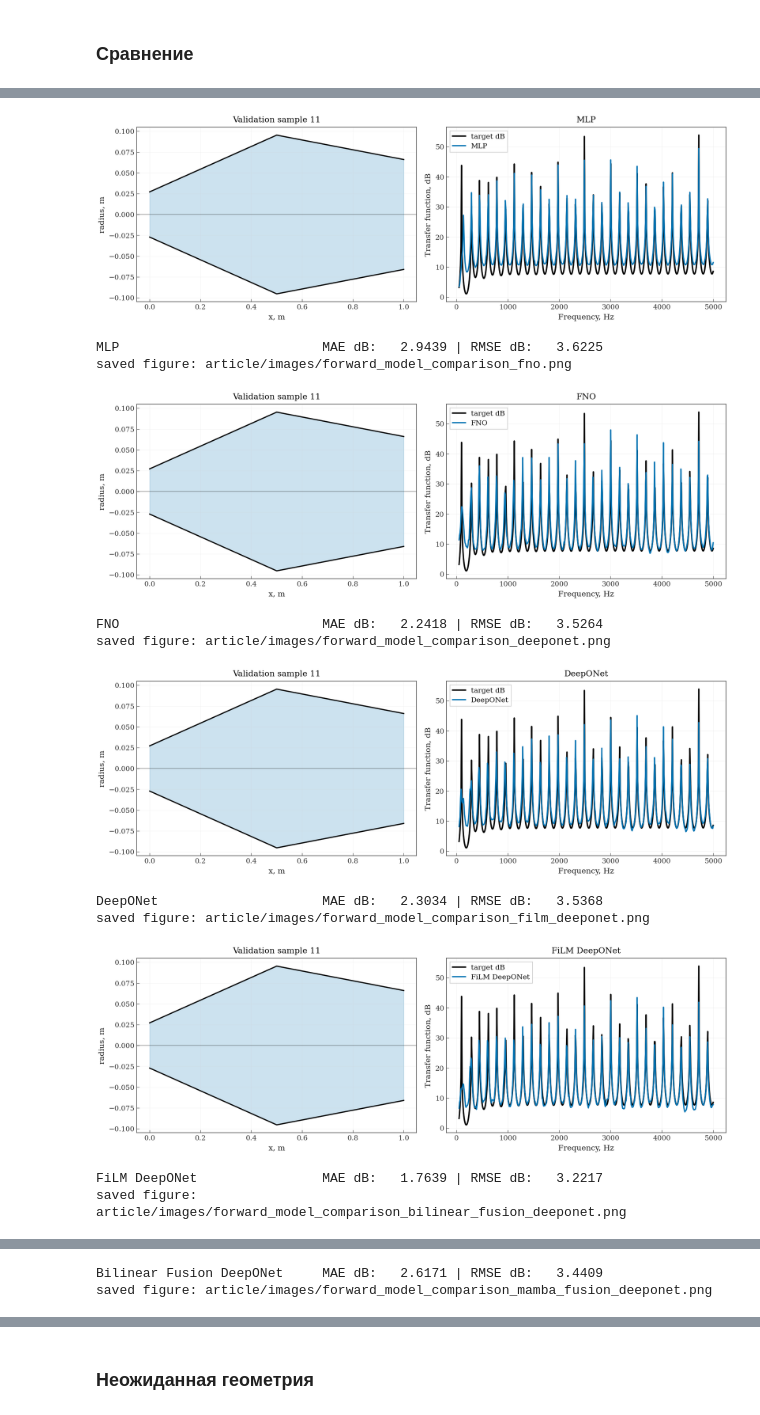
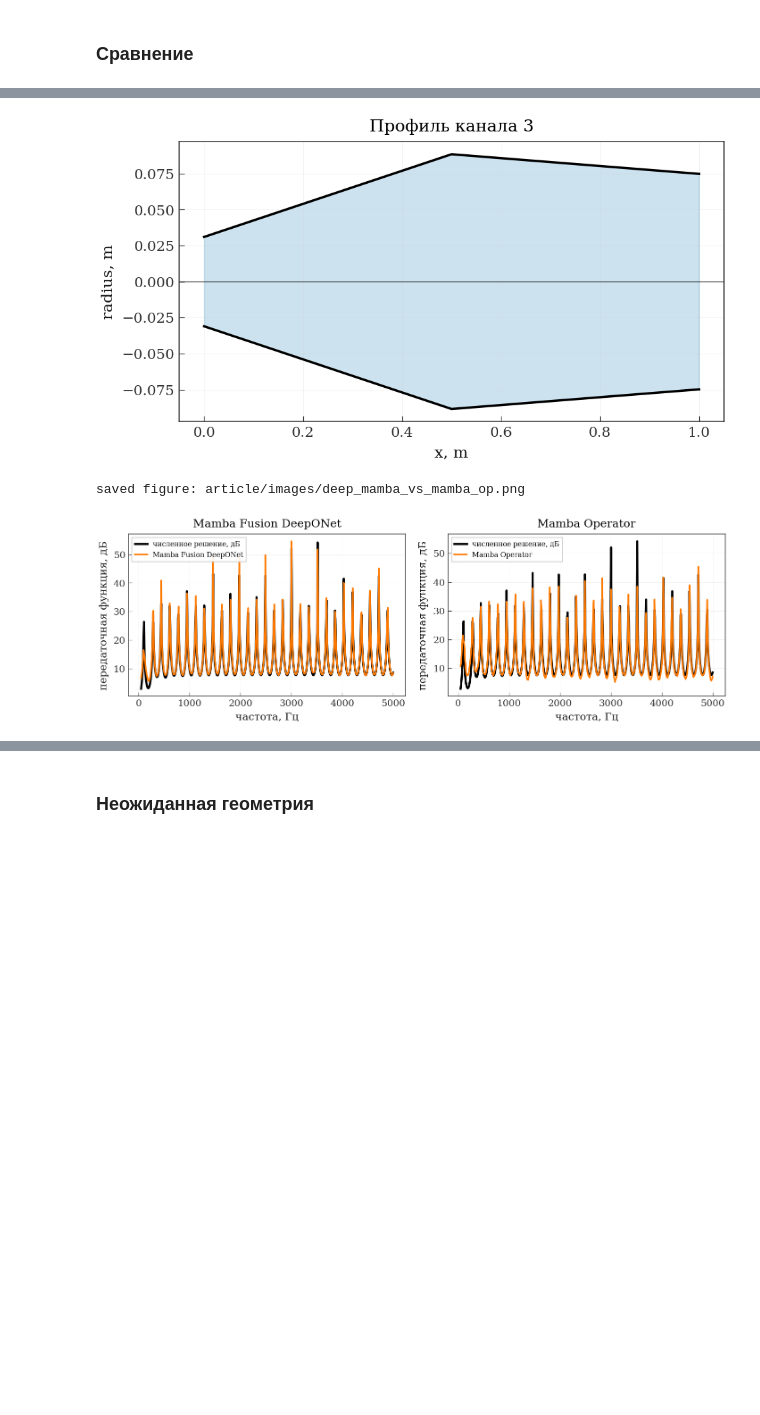
Before and after one commit to Erykalkin/webster, a Jupyter notebook: forward.ipynb, the cells around one changed output, grey strips where cells are left out. Drawn from its saved outputs; the diff is of its cells as text; code cells hidden in the pictures; blank space fills up the shorter version.

```diff
--- a/forward.ipynb
+++ b/forward.ipynb
@@ -906,8 +906,8 @@ mamba_operator_val_loader = make_streaming_dataloader(
 
 mamba_operator = TransferFunctionMambaOperator(
     in_channels=1,
-    d_model=64,
-    hidden_channels=96,
+    d_model=32,
+    hidden_channels=64,
     frequency_bands=16,
     frequency_hidden_dim=128,
     mamba_backend="minimal_mamba2",
@@ -1352,20 +1352,20 @@ if globals().get("run_finetune", False):
     def make_mamba_operator_for_finetune():
         return TransferFunctionMambaOperator(
             in_channels=1,
-            d_model=128,
-            hidden_channels=96,
+            d_model=32,
+            hidden_channels=64,
             frequency_bands=16,
             frequency_hidden_dim=128,
             mamba_backend="minimal_mamba2",
             mamba_depth=2,
             mamba_expansion=2,
             mamba_kernel_size=4,
-            mamba_d_state=64,
-            mamba_headdim=64,
-            mamba_chunk_size=64,
+            mamba_d_state=16,
+            mamba_headdim=32,
+            mamba_chunk_size=32,
             dropout=0.0,
             out_channels=1,
-            frequency_chunk_size=32,
+            frequency_chunk_size=8,
         )
 
 
@@ -1620,22 +1620,38 @@ else:
 ### Сравнение
 # %%
 # Set any checkpoint name to None to remove this model from comparison.
-mlp_checkpoint_name = "mlp_db"
-mlp_mse_checkpoint_name = None # "mlp_mse_db"
-fno_checkpoint_name = "fno_db"
-deeponet_checkpoint_name = "deeponet_db"
-film_deeponet_checkpoint_name = "film_deeponet_db"
-bilinear_fusion_deeponet_checkpoint_name = "bilinear_fusion_deeponet_db"
-attention_fusion_deeponet_checkpoint_name = "attention_fusion_deeponet_db"
-siren_deeponet_checkpoint_name = None # "siren_deeponet_db"
+
+mlp_mse_checkpoint_name = None
+mlp_checkpoint_name = None
+fno_checkpoint_name = None
+deeponet_checkpoint_name = None
+film_deeponet_checkpoint_name = None
+bilinear_fusion_deeponet_checkpoint_name = None
+attention_fusion_deeponet_checkpoint_name = None
+siren_deeponet_checkpoint_name = None
+mamba_fusion_deeponet_checkpoint_name = None
+dynamic_deeponet_checkpoint_name = None
+deformable_deeponet_checkpoint_name = None
+mamba_operator_checkpoint_name = None
+
+
+# mlp_mse_checkpoint_name = "mlp_mse_db"
+# mlp_checkpoint_name = "mlp_db"
+# fno_checkpoint_name = "fno_db"
+# deeponet_checkpoint_name = "deeponet_db"
+# film_deeponet_checkpoint_name = "film_deeponet_db"
+# bilinear_fusion_deeponet_checkpoint_name = "bilinear_fusion_deeponet_db"
+# attention_fusion_deeponet_checkpoint_name = "attention_fusion_deeponet_db"
+# siren_deeponet_checkpoint_name = "siren_deeponet_db"
 mamba_fusion_deeponet_checkpoint_name = "mamba_fusion_deeponet_db"
+# dynamic_deeponet_checkpoint_name = "dynamic_deeponet_new_db"
+# deformable_deeponet_checkpoint_name = "deformable_deeponet_db"
 mamba_operator_checkpoint_name = "mamba_operator_db"
-dynamic_deeponet_checkpoint_name = "dynamic_deeponet_new_db"
-deformable_deeponet_checkpoint_name = "deformable_deeponet_db"
+
 
 comparison_seed = 100_000
-comparison_sample_idx = 11
-comparison_image_title = "Forward model comparison"
+comparison_sample_idx = 3
+comparison_image_title = "deep Mamba vs Mamba op"
 comparison_batch = validation_preview_batch()
 
 def make_mlp_for_comparison():
@@ -1764,8 +1780,8 @@ def make_mamba_fusion_deeponet_for_comparison():
 def make_mamba_operator_for_comparison():
     return TransferFunctionMambaOperator(
         in_channels=1,
-        d_model=64,
-        hidden_channels=96,
+        d_model=32,
+        hidden_channels=64,
         frequency_bands=16,
         frequency_hidden_dim=128,
         mamba_backend="minimal_mamba2",
@@ -1938,12 +1953,3 @@ saved figure: article/images/forward_model_comparison_mlp.png
-[figure, old version]
+[figure, new version]
-MLP                          MAE dB:   2.9439 | RMSE dB:   3.6225
-saved figure: article/images/forward_model_comparison_fno.png
+saved figure: article/images/deep_mamba_vs_mamba_op.png
-[figure, old version]
+[figure, new version]
-FNO                          MAE dB:   2.2418 | RMSE dB:   3.5264
-saved figure: article/images/forward_model_comparison_deeponet.png
-[figure, removed]
-DeepONet                     MAE dB:   2.3034 | RMSE dB:   3.5368
-saved figure: article/images/forward_model_comparison_film_deeponet.png
-[figure, removed]
-FiLM DeepONet                MAE dB:   1.7639 | RMSE dB:   3.2217
-saved figure: article/images/forward_model_comparison_bilinear_fusion_deeponet.png
@@ -1951,2 +1955,0 @@ saved figure: article/images/forward_model_comparison_bilinear_fusion_deeponet.p
-Bilinear Fusion DeepONet     MAE dB:   2.6171 | RMSE dB:   3.4409
-saved figure: article/images/forward_model_comparison_mamba_fusion_deeponet.png
```
Also changed, not shown: parts of 3 cells of this notebook, 16 other files.
